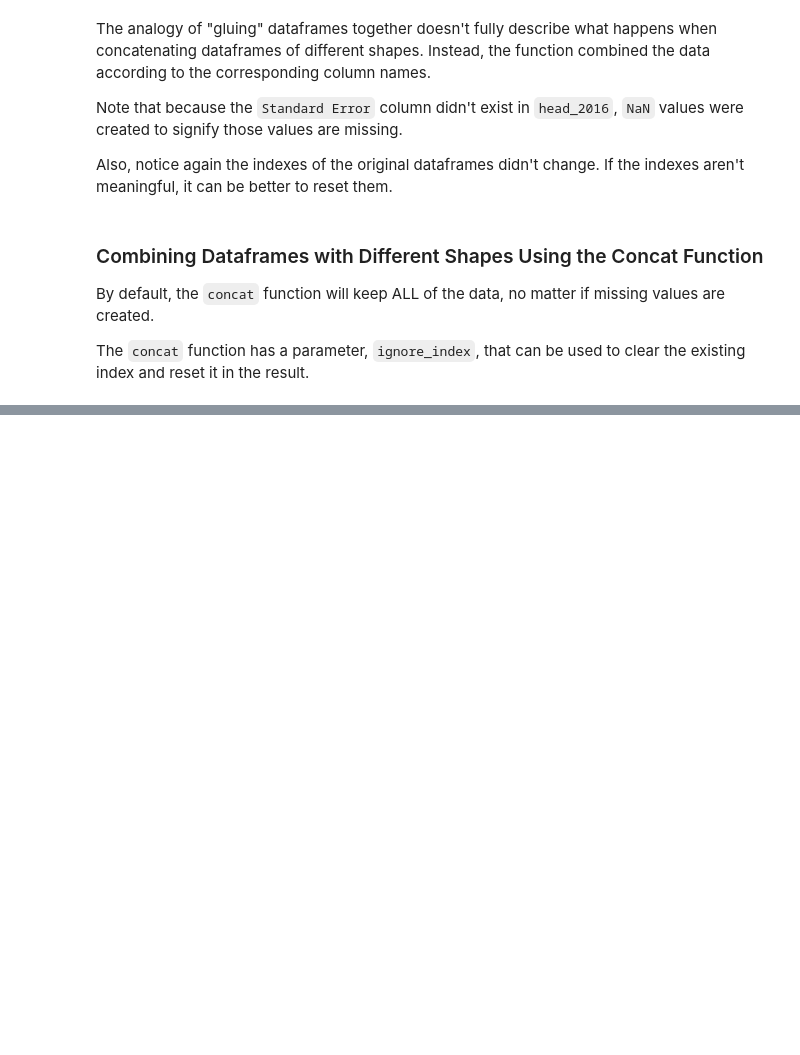
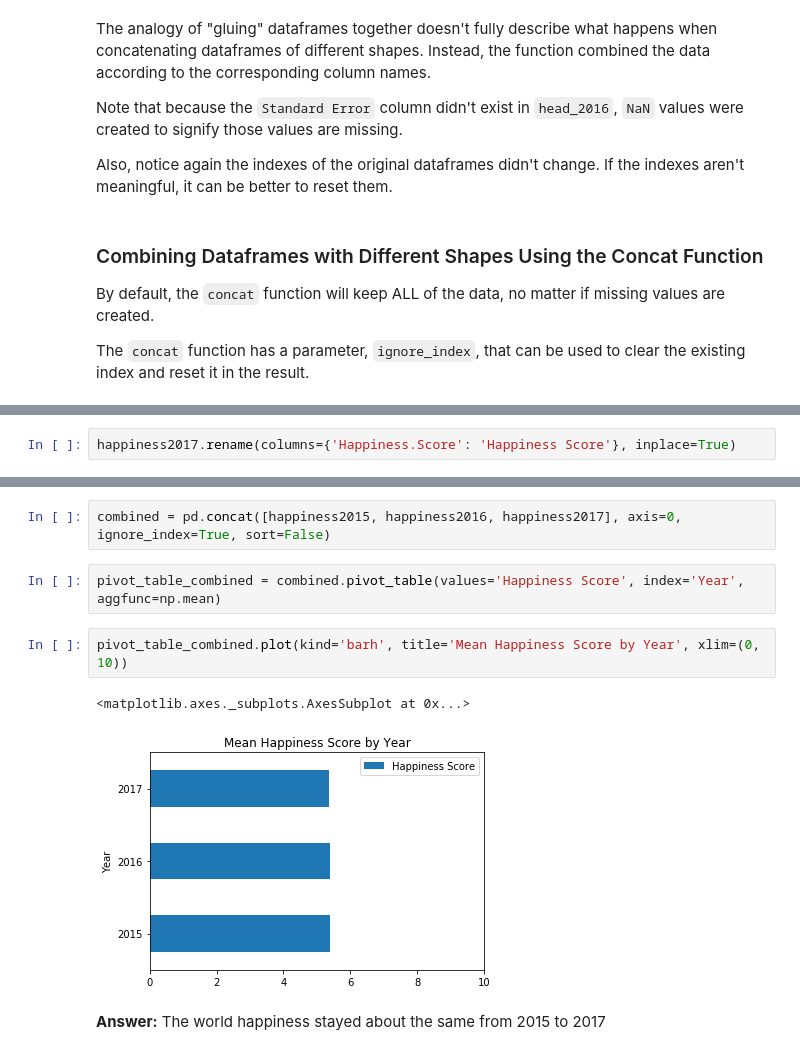
Before and after one commit to txkhaund/Dataquest_DS_path, a Jupyter notebook: Missions/2. Data Analysis and Visualization/4. Data Cleaning and Analysis/2. Combining Data With Pandas.ipynb, the cells around one changed output, grey strips where cells are left out. Cells and saved outputs as stored; diff of their text form; blank space fills up the shorter version.

```diff
--- a/Missions/2. Data Analysis and Visualization/4. Data Cleaning and Analysis/2. Combining Data With Pandas.ipynb
+++ b/Missions/2. Data Analysis and Visualization/4. Data Cleaning and Analysis/2. Combining Data With Pandas.ipynb
@@ -70,0 +224,2 @@ The `concat` function has a parameter, `ignore_index`, that can be used to clear
+# %%
+happiness2017.rename(columns={'Happiness.Score': 'Happiness Score'}, inplace=True)
@@ -70,0 +237,11 @@ The `concat` function has a parameter, `ignore_index`, that can be used to clear
+# %%
+combined = pd.concat([happiness2015, happiness2016, happiness2017], axis=0, ignore_index=True, sort=False)
+# %%
+pivot_table_combined = combined.pivot_table(values='Happiness Score', index='Year', aggfunc=np.mean)
+# %%
+pivot_table_combined.plot(kind='barh', title='Mean Happiness Score by Year', xlim=(0, 10))
+# %% [output]
+<matplotlib.axes._subplots.AxesSubplot at 0x...>
+[figure, added]
+# %% [markdown]
+__Answer:__ The world happiness stayed about the same from 2015 to 2017
```
Also changed, not shown: parts of 25 cells of this notebook, 16 other files.
